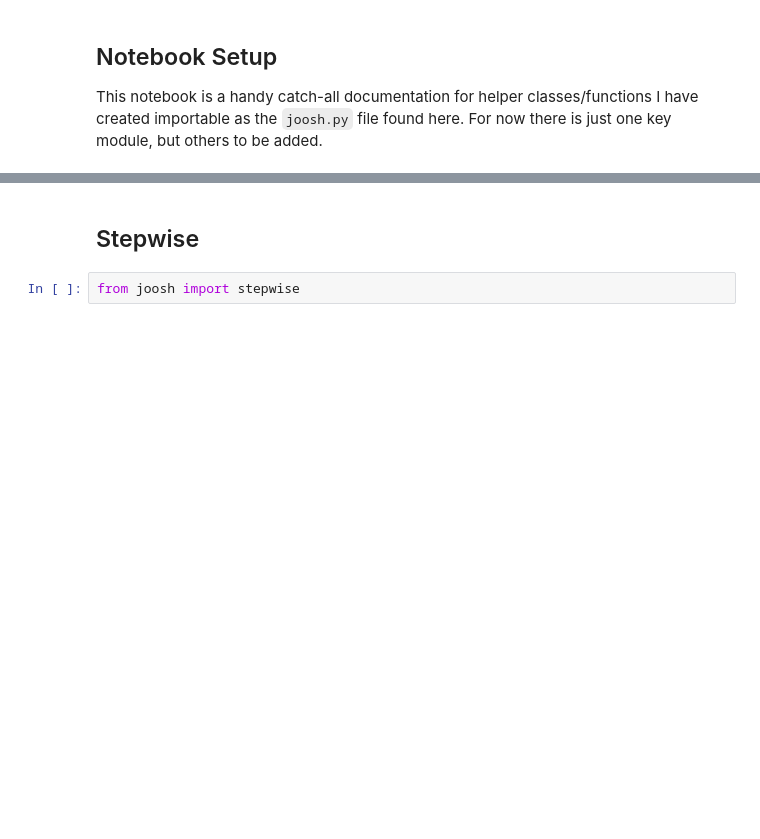
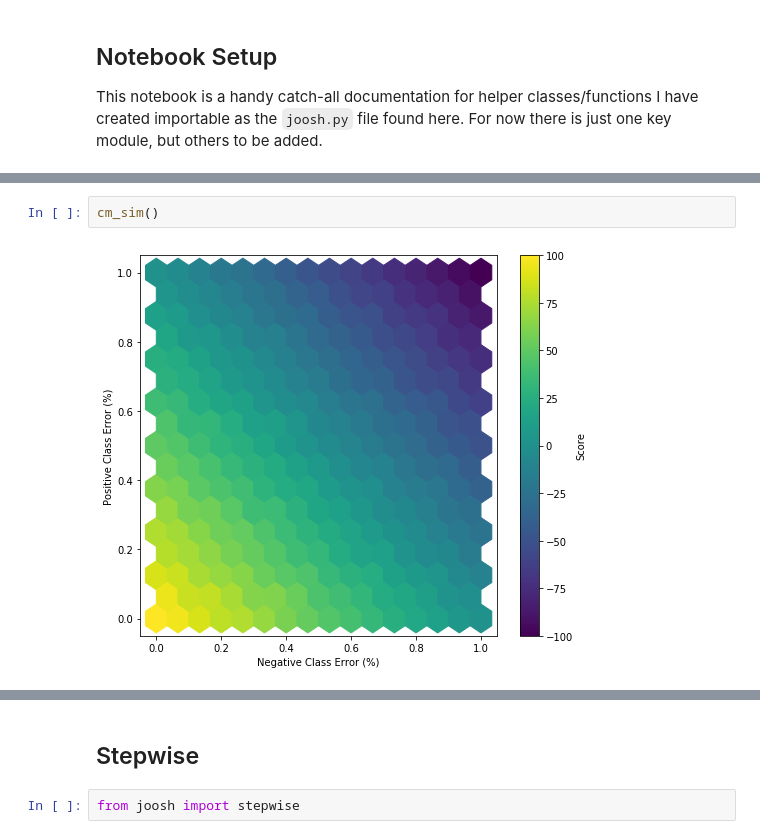
Before and after one commit to Joshkking/joosh, a Jupyter notebook: Joosh Documentation.ipynb, the cells around one changed output, grey strips where cells are left out. Drawn from its saved outputs; the diff is of its cells as text; blank space fills up the shorter version.

```diff
--- a/Joosh Documentation.ipynb
+++ b/Joosh Documentation.ipynb
@@ -11,0 +26,4 @@ pd.set_option('display.max_colwidth', None)
+# %%
+cm_sim()
+# %% [output]
+[figure, added]
```
Also changed, not shown: parts of 12 cells of this notebook, 1 other file.
